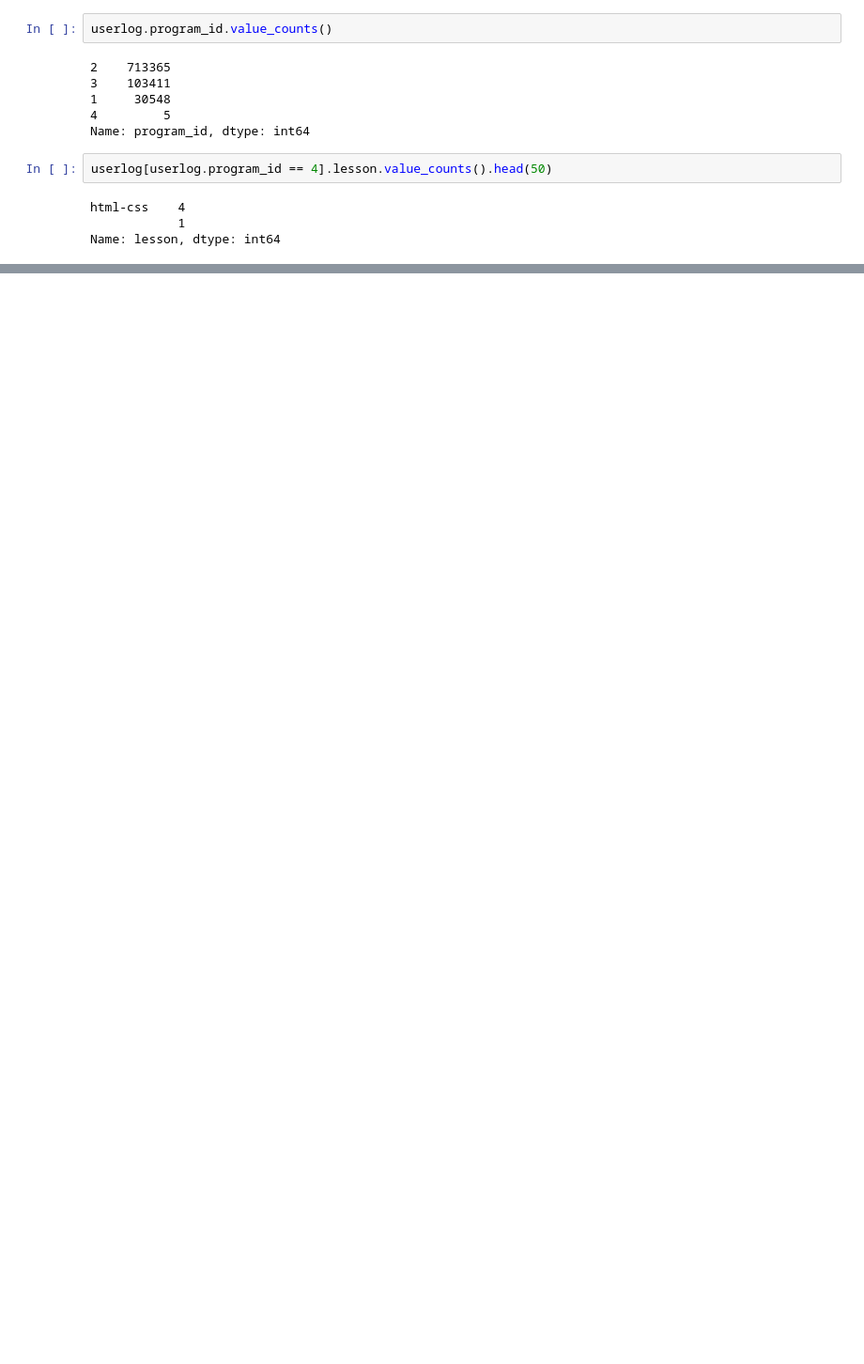
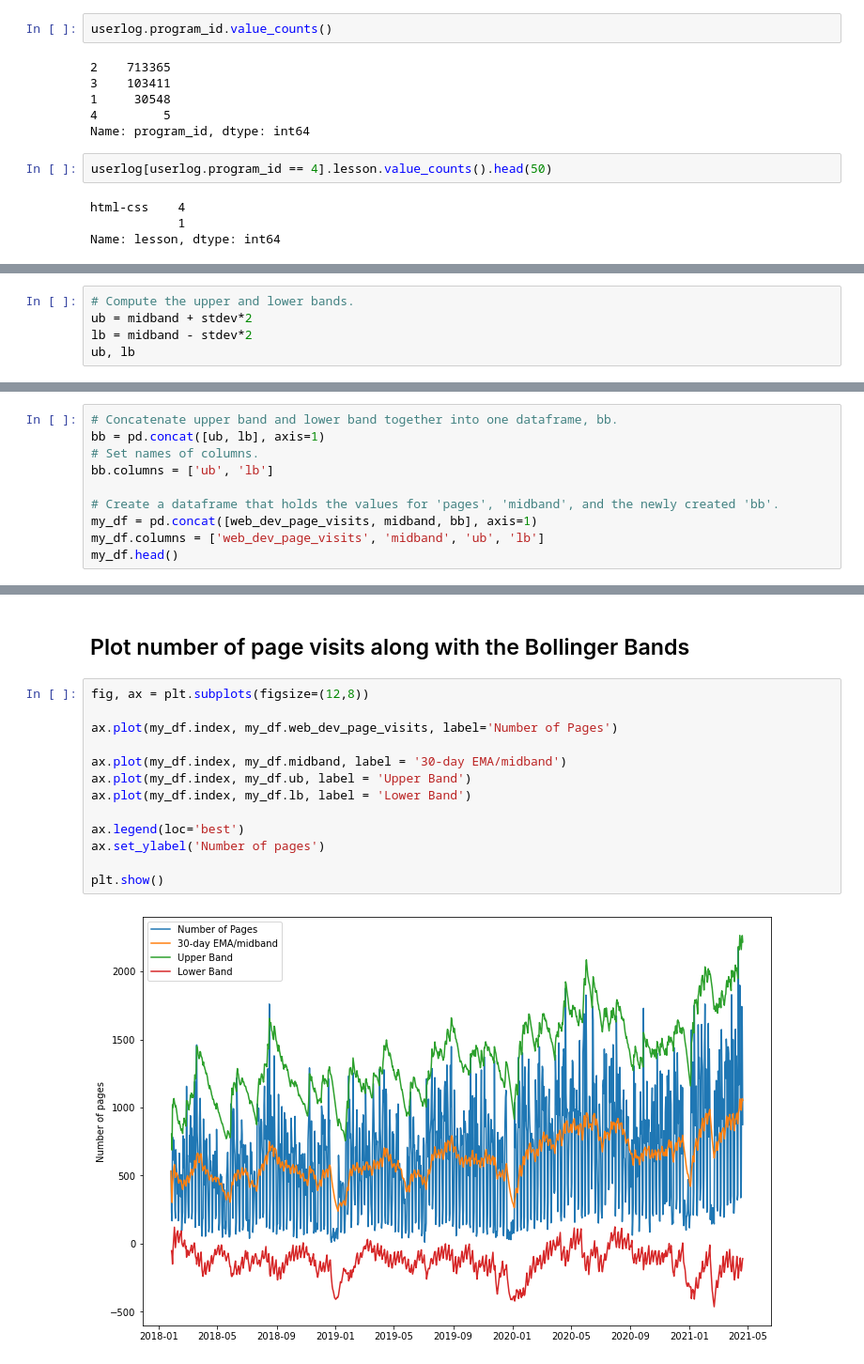
Before and after one commit to AnomalySweeper/user-log-anomaly-detection, a Jupyter notebook: bts-student-log-project-workflow.ipynb, the cells around one changed output, grey strips where cells are left out. Shown at 94% size. Cells and saved outputs as stored; diff of their text form; blank space fills up the shorter version.

```diff
--- a/bts-student-log-project-workflow.ipynb
+++ b/bts-student-log-project-workflow.ipynb
@@ -236,0 +351,5 @@ Name: lesson, dtype: int64
+# %%
+# Compute the upper and lower bands.
+ub = midband + stdev*2
+lb = midband - stdev*2
+ub, lb
@@ -236,0 +374,10 @@ Name: lesson, dtype: int64
+# %%
+# Concatenate upper band and lower band together into one dataframe, bb.
+bb = pd.concat([ub, lb], axis=1)
+# Set names of columns.
+bb.columns = ['ub', 'lb']
+
+# Create a dataframe that holds the values for 'pages', 'midband', and the newly created 'bb'.
+my_df = pd.concat([web_dev_page_visits, midband, bb], axis=1)
+my_df.columns = ['web_dev_page_visits', 'midband', 'ub', 'lb']
+my_df.head()
@@ -236,0 +392,17 @@ Name: lesson, dtype: int64
+# %% [markdown]
+## Plot number of page visits along with the Bollinger Bands
+# %%
+fig, ax = plt.subplots(figsize=(12,8))
+
+ax.plot(my_df.index, my_df.web_dev_page_visits, label='Number of Pages')
+
+ax.plot(my_df.index, my_df.midband, label = '30-day EMA/midband')
+ax.plot(my_df.index, my_df.ub, label = 'Upper Band')
+ax.plot(my_df.index, my_df.lb, label = 'Lower Band')
+
+ax.legend(loc='best')
+ax.set_ylabel('Number of pages')
+
+plt.show()
+# %% [output]
+[figure, added]
```
Also changed, not shown: parts of 45 cells of this notebook.
